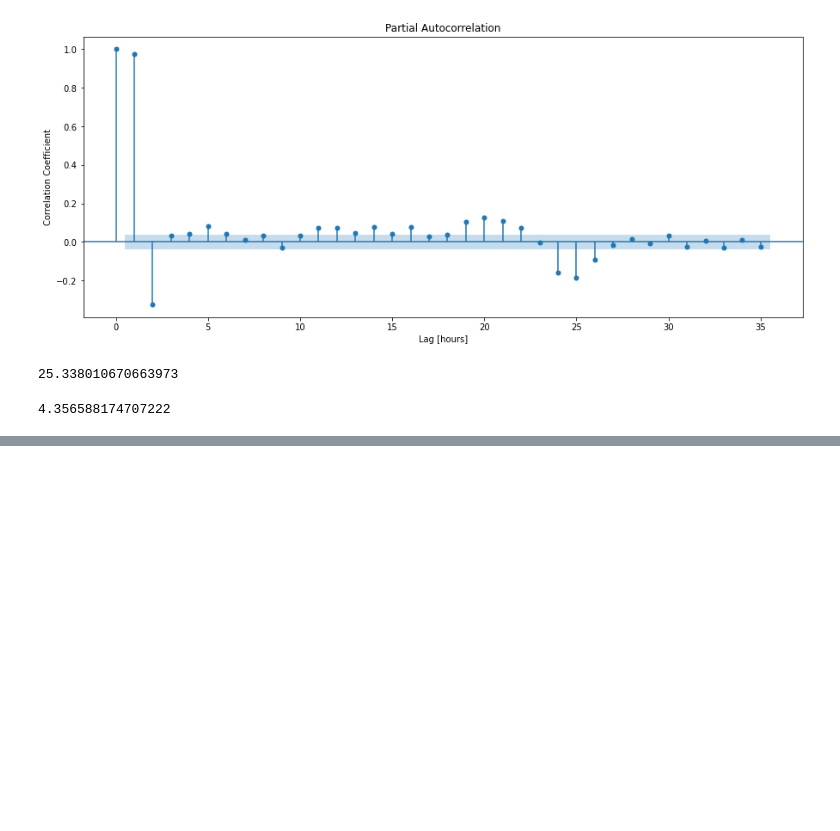
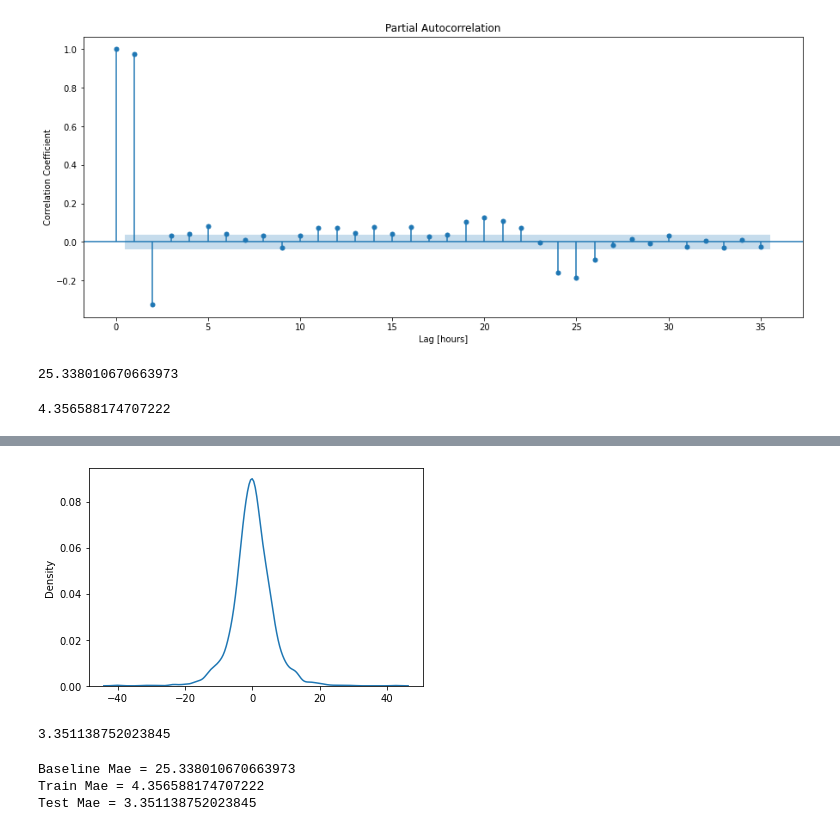
Before and after one commit to Sodiqlef/india-air-quality, a Jupyter notebook: ARmodel.ipynb, the cells around one changed output, grey strips where cells are left out. Saved outputs shown, nothing was run; the diff lists cells and outputs as text; code cells hidden in the pictures; blank space fills up the shorter version.

```diff
--- a/ARmodel.ipynb
+++ b/ARmodel.ipynb
@@ -177,0 +161,20 @@ Roots
+# %%
+sns.kdeplot(model.resid);
+# %% [output]
+[figure, added]
+# %%
+#calculate test mean absolute error
+test_mae = mae(y_test, y_pred_test_wfv)
+test_mae
+# %% [output]
+3.351138752023845
+# %%
+print(f"""
+Baseline Mae = {baseline_mae}
+Train Mae = {training_mae}
+Test Mae = {test_mae}
+""")
+# %% [output]
+Baseline Mae = 25.338010670663973
+Train Mae = 4.356588174707222
+Test Mae = 3.351138752023845
```
Also changed, not shown: parts of 10 cells of this notebook.
